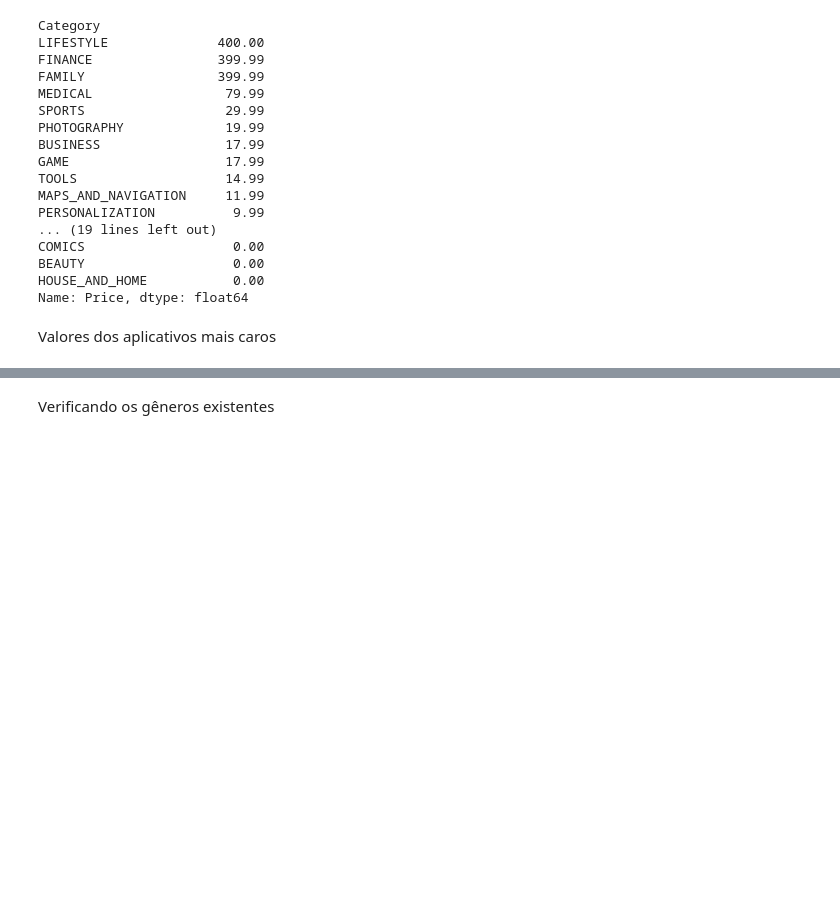
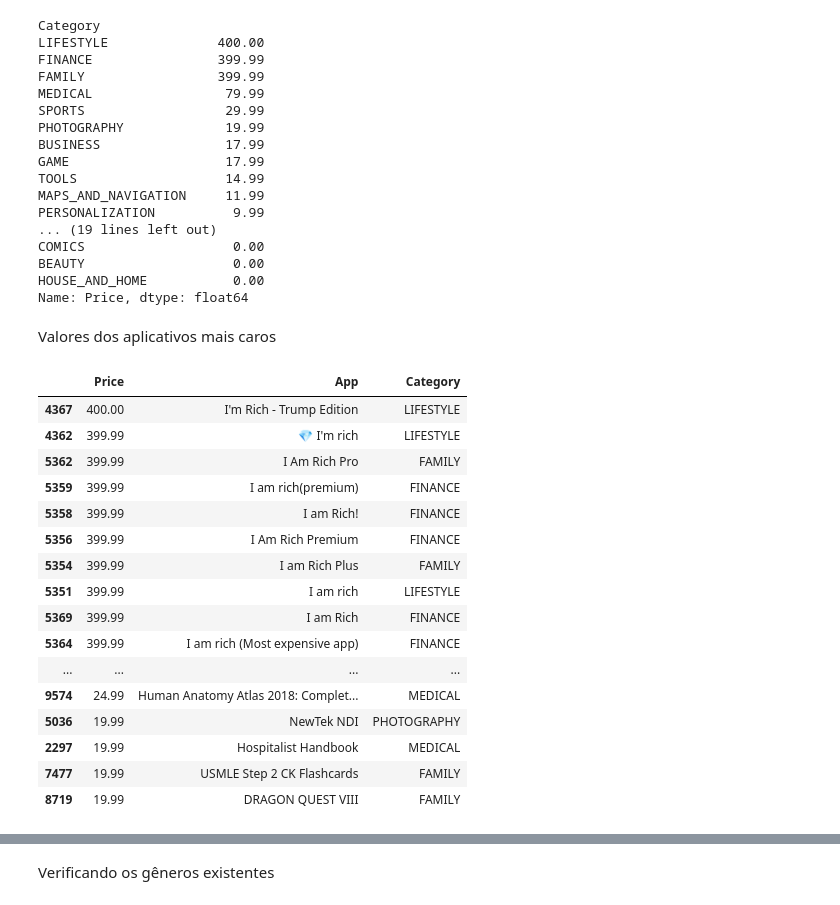
Before and after one commit to andressagomes26/ciencias_dados_estagio-docencia, a Jupyter notebook: Aula 01 - Pandas/Manipulação_de_Dados_Pandas.ipynb, the cells around one changed output, grey strips where cells are left out. Saved outputs shown, nothing was run; the diff lists cells and outputs as text; code cells hidden in the pictures; blank space fills up the shorter version.

```diff
--- a/Aula 01 - Pandas/Manipulação_de_Dados_Pandas.ipynb
+++ b/Aula 01 - Pandas/Manipulação_de_Dados_Pandas.ipynb
@@ -609,4 +627,23 @@ Name: Price, dtype: float64
 # %% [markdown]
 Valores dos aplicativos mais caros
 # %%
-df[(df.Price > 39.99)][["Price", "App", "Category"]].sort_values(by='Price', ascending=False)
+datat = df[(df.Price >= 19.99)][["Price", "App", "Category"]].sort_values(by='Price', ascending=False)
+datat
+# %% [output]
+|  | Price | App | Category |
+| 4367 | 400.00 | I'm Rich - Trump Edition | LIFESTYLE |
+| 4362 | 399.99 | 💎 I'm rich | LIFESTYLE |
+| 5362 | 399.99 | I Am Rich Pro | FAMILY |
+| 5359 | 399.99 | I am rich(premium) | FINANCE |
+| 5358 | 399.99 | I am Rich! | FINANCE |
+| 5356 | 399.99 | I Am Rich Premium | FINANCE |
+| 5354 | 399.99 | I am Rich Plus | FAMILY |
+| 5351 | 399.99 | I am rich | LIFESTYLE |
+| 5369 | 399.99 | I am Rich | FINANCE |
+| 5364 | 399.99 | I am rich (Most expensive app) | FINANCE |
+| ... | ... | ... | ... |
+| 9574 | 24.99 | Human Anatomy Atlas 2018: Complet... | MEDICAL |
+| 5036 | 19.99 | NewTek NDI | PHOTOGRAPHY |
+| 2297 | 19.99 | Hospitalist Handbook | MEDICAL |
+| 7477 | 19.99 | USMLE Step 2 CK Flashcards | FAMILY |
+| 8719 | 19.99 | DRAGON QUEST VIII | FAMILY |
```
Also changed, not shown: parts of 14 cells of this notebook, 3 other files.
